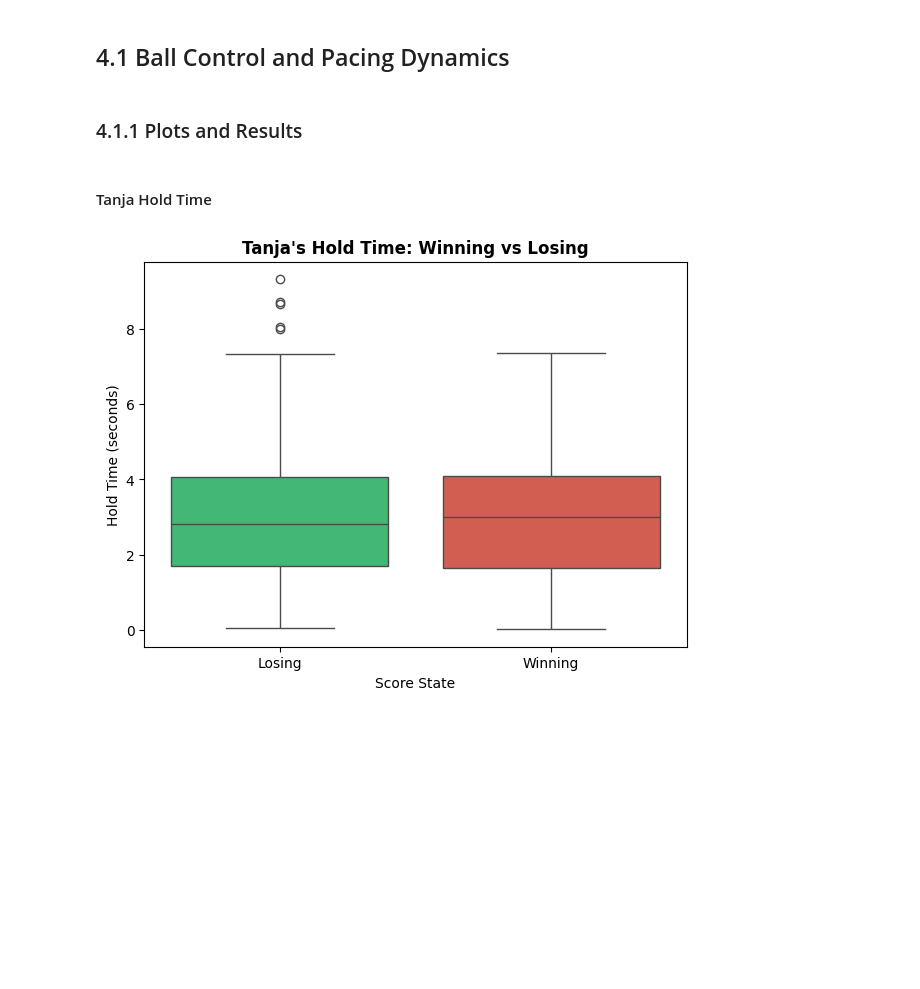
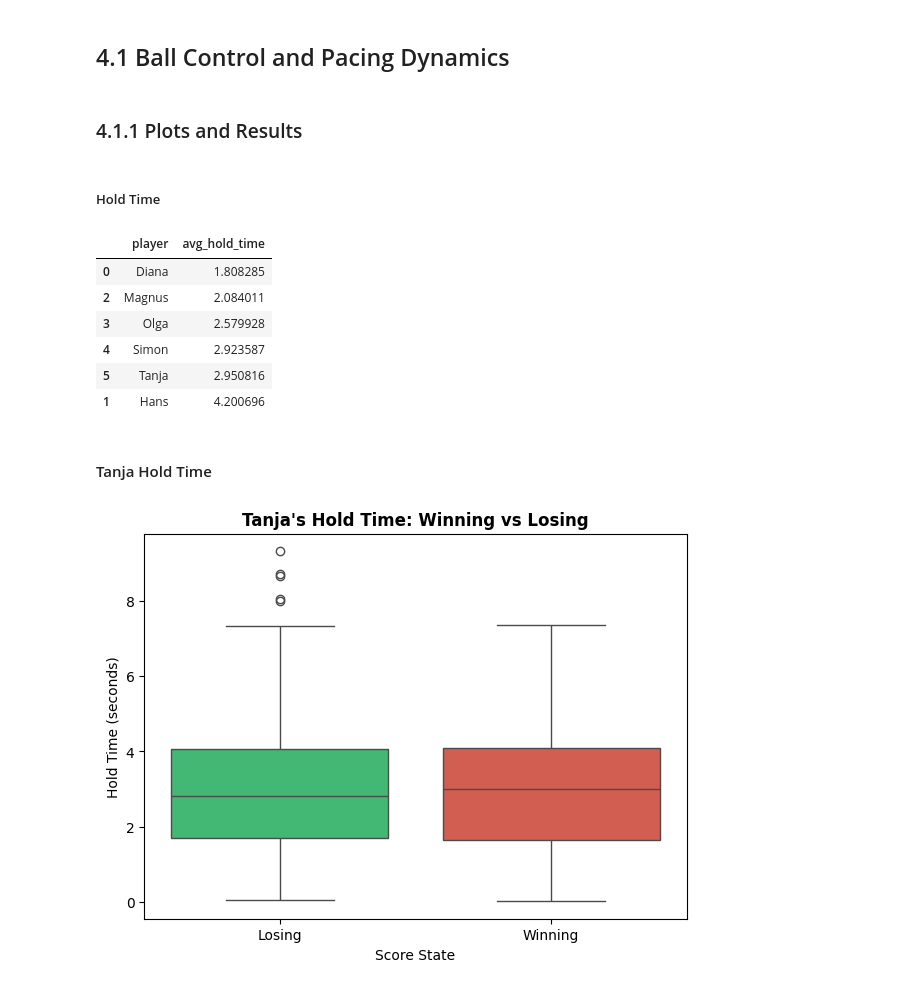
Before and after one commit to Rutvik-rn/Kicker-Strategy, a Jupyter notebook: results.ipynb, the cells around one changed output. Saved outputs shown, nothing was run; the diff lists cells and outputs as text; code cells hidden in the pictures; blank space fills up the shorter version.

```diff
--- a/results.ipynb
+++ b/results.ipynb
@@ -124,6 +124,19 @@ round_data.head()
 ## 4.1 Ball Control and Pacing Dynamics
 # %% [markdown]
 ### 4.1.1 Plots and Results
+# %% [markdown]
+##### Hold Time
+# %%
+player_hold_time = (shots.groupby("player")["hold_time"].mean().reset_index().rename(columns={"hold_time": "avg_hold_time"}))
+player_hold_time.sort_values(by="avg_hold_time", ascending=True)
+# %% [output]
+|  | player | avg_hold_time |
+| 0 | Diana | 1.808285 |
+| 2 | Magnus | 2.084011 |
+| 3 | Olga | 2.579928 |
+| 4 | Simon | 2.923587 |
+| 5 | Tanja | 2.950816 |
+| 1 | Hans | 4.200696 |
 # %% [markdown]
 #### Tanja Hold Time
 # %%
```
Also changed, not shown: parts of 8 cells of this notebook.
